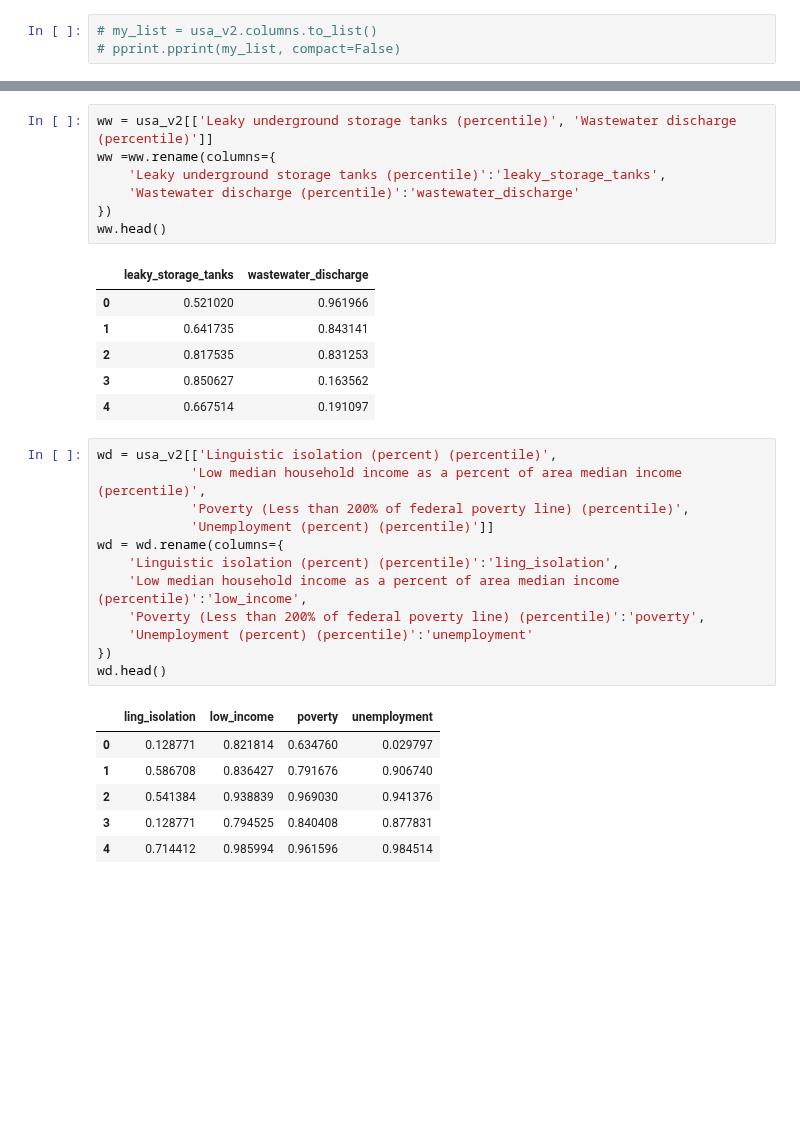
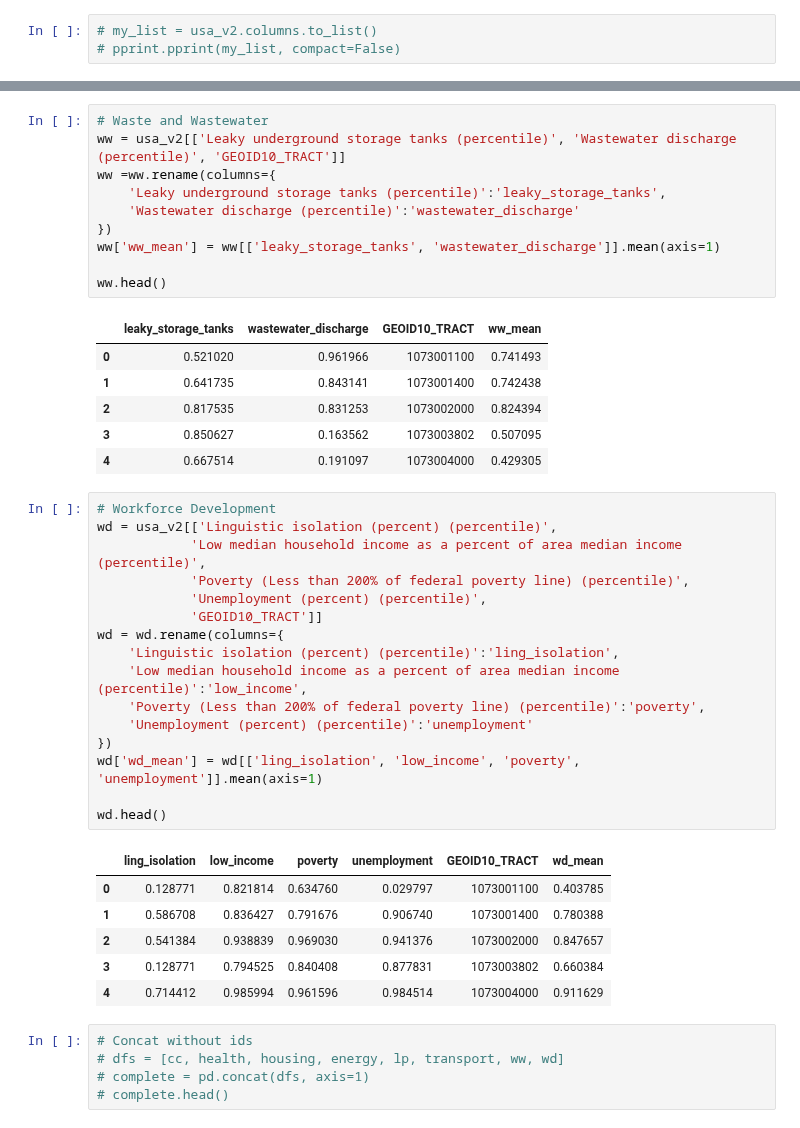
Before and after one commit to haylee360/j40-data-exploration, a Jupyter notebook: gstar-tuning.ipynb, the cells around one changed output, grey strips where cells are left out. Saved outputs shown, nothing was run; the diff lists cells and outputs as text; blank space fills up the shorter version.

```diff
--- a/gstar-tuning.ipynb
+++ b/gstar-tuning.ipynb
@@ -205,33 +196,45 @@ transport.head()
 # %%
-ww = usa_v2[['Leaky underground storage tanks (percentile)', 'Wastewater discharge (percentile)']]
+# Waste and Wastewater
+ww = usa_v2[['Leaky underground storage tanks (percentile)', 'Wastewater discharge (percentile)', 'GEOID10_TRACT']]
 ww =ww.rename(columns={
     'Leaky underground storage tanks (percentile)':'leaky_storage_tanks',
     'Wastewater discharge (percentile)':'wastewater_discharge'
 })
+ww['ww_mean'] = ww[['leaky_storage_tanks', 'wastewater_discharge']].mean(axis=1)
+
 ww.head()
 # %% [output]
-|  | leaky_storage_tanks | wastewater_discharge |
-| 0 | 0.521020 | 0.961966 |
-| 1 | 0.641735 | 0.843141 |
-| 2 | 0.817535 | 0.831253 |
-| 3 | 0.850627 | 0.163562 |
-| 4 | 0.667514 | 0.191097 |
+|  | leaky_storage_tanks | wastewater_discharge | GEOID10_TRACT | ww_mean |
+| 0 | 0.521020 | 0.961966 | 1073001100 | 0.741493 |
+| 1 | 0.641735 | 0.843141 | 1073001400 | 0.742438 |
+| 2 | 0.817535 | 0.831253 | 1073002000 | 0.824394 |
+| 3 | 0.850627 | 0.163562 | 1073003802 | 0.507095 |
+| 4 | 0.667514 | 0.191097 | 1073004000 | 0.429305 |
 # %%
+# Workforce Development
 wd = usa_v2[['Linguistic isolation (percent) (percentile)',
             'Low median household income as a percent of area median income (percentile)',
             'Poverty (Less than 200% of federal poverty line) (percentile)',
-            'Unemployment (percent) (percentile)']]
+            'Unemployment (percent) (percentile)',
+            'GEOID10_TRACT']]
 wd = wd.rename(columns={
     'Linguistic isolation (percent) (percentile)':'ling_isolation',
     'Low median household income as a percent of area median income (percentile)':'low_income',
     'Poverty (Less than 200% of federal poverty line) (percentile)':'poverty',
     'Unemployment (percent) (percentile)':'unemployment'
 })
+wd['wd_mean'] = wd[['ling_isolation', 'low_income', 'poverty', 'unemployment']].mean(axis=1)
+
 wd.head()
 # %% [output]
-|  | ling_isolation | low_income | poverty | unemployment |
-| 0 | 0.128771 | 0.821814 | 0.634760 | 0.029797 |
-| 1 | 0.586708 | 0.836427 | 0.791676 | 0.906740 |
-| 2 | 0.541384 | 0.938839 | 0.969030 | 0.941376 |
-| 3 | 0.128771 | 0.794525 | 0.840408 | 0.877831 |
-| 4 | 0.714412 | 0.985994 | 0.961596 | 0.984514 |
+|  | ling_isolation | low_income | poverty | unemployment | GEOID10_TRACT | wd_mean |
+| 0 | 0.128771 | 0.821814 | 0.634760 | 0.029797 | 1073001100 | 0.403785 |
+| 1 | 0.586708 | 0.836427 | 0.791676 | 0.906740 | 1073001400 | 0.780388 |
+| 2 | 0.541384 | 0.938839 | 0.969030 | 0.941376 | 1073002000 | 0.847657 |
+| 3 | 0.128771 | 0.794525 | 0.840408 | 0.877831 | 1073003802 | 0.660384 |
+| 4 | 0.714412 | 0.985994 | 0.961596 | 0.984514 | 1073004000 | 0.911629 |
+# %%
+# Concat without ids
+# dfs = [cc, health, housing, energy, lp, transport, ww, wd]
+# complete = pd.concat(dfs, axis=1)
+# complete.head()
```
Also changed, not shown: parts of 20 cells of this notebook, 1 other file.
